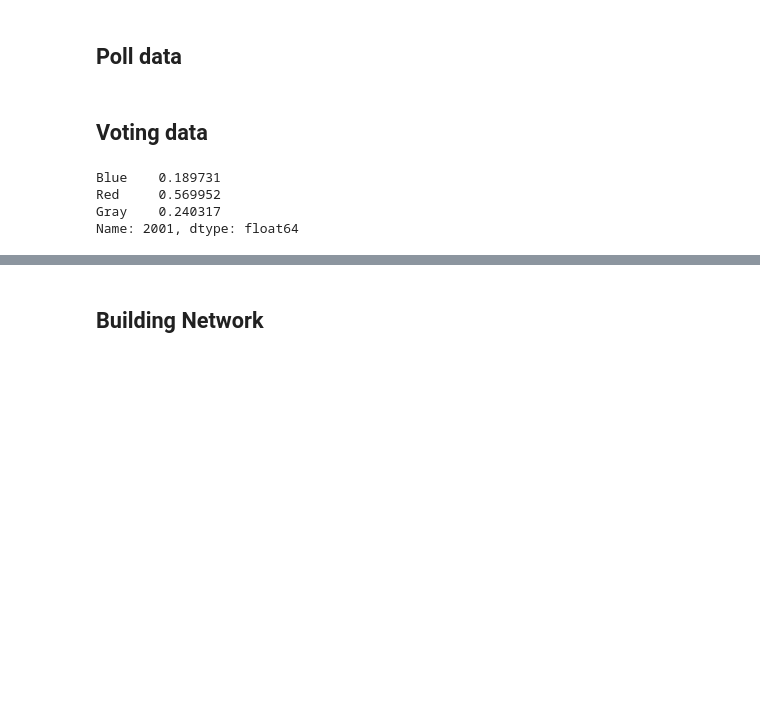
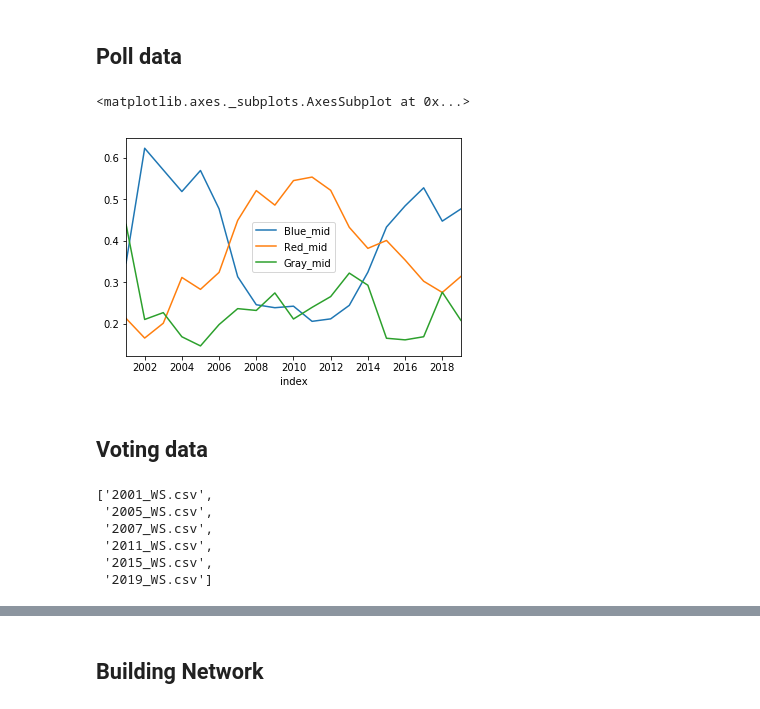
Before and after one commit to MarBry111/Forecast_Election_Poland, a Jupyter notebook: NN_with_pytorch.ipynb, the cells around one changed output, grey strips where cells are left out. Saved outputs shown, nothing was run; the diff lists cells and outputs as text; code cells hidden in the pictures; blank space fills up the shorter version.

```diff
--- a/NN_with_pytorch.ipynb
+++ b/NN_with_pytorch.ipynb
@@ -25,12 +41,24 @@ for yi in range(len(stat_list)):
 # %% [markdown]
 ## Poll data
 # %%
-pool_data = pd.read_csv('dane_years/pools_edited.csv', index_col=0)
+#pool_data = pd.read_csv('dane_years/pools_edited.csv', index_col=0)
 pool_data_middle = pd.read_csv('dane_years/pools_edited_middle_year_of_voting.csv', index_col=0)
+pool_data_middle.plot()
+# %% [output]
+<matplotlib.axes._subplots.AxesSubplot at 0x...>
+[figure, added]
 # %% [markdown]
 ## Voting data
 # %%
 path = 'wyniki_wyborow/Simple/'
 files = list(filter(lambda x: os.path.isfile(path+x), os.listdir(path)))
 files.sort()
+files
+# %% [output]
+['2001_WS.csv',
+ '2005_WS.csv',
+ '2007_WS.csv',
+ '2011_WS.csv',
+ '2015_WS.csv',
+ '2019_WS.csv']
 # %%
@@ -44,10 +72,3 @@ for yi in range(len(vote_list)):
     vote_list[yi].columns = c
 
     #vote_list[yi] = vote_list[yi].div(vote_list[yi].sum(axis=1), axis=0).fillna(0)
-# %%
-pool_data.loc['2001']
-# %% [output]
-Blue    0.189731
-Red     0.569952
-Gray    0.240317
-Name: 2001, dtype: float64
```
Also changed, not shown: parts of 8 cells of this notebook, 5 other files.
